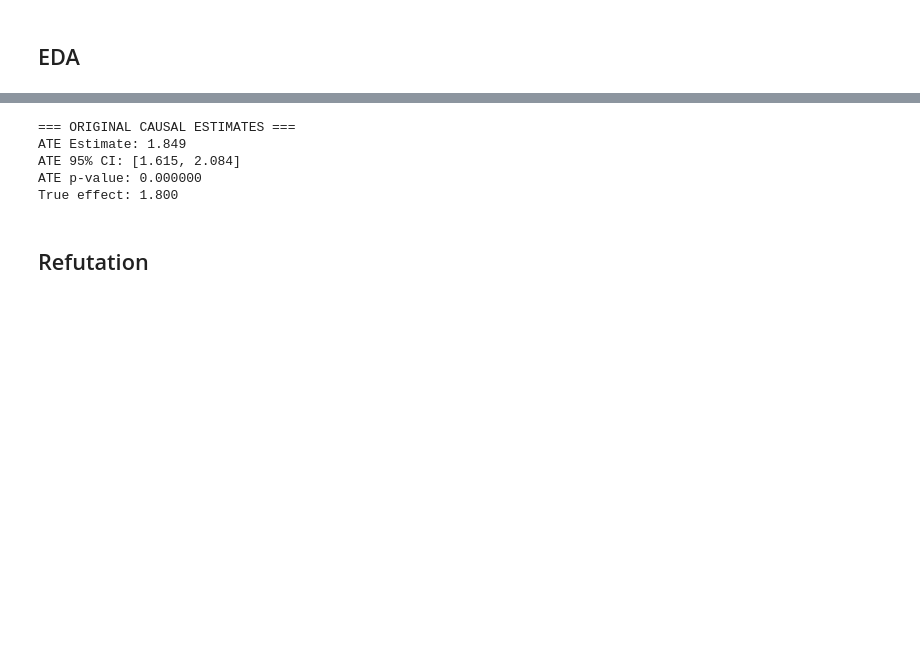
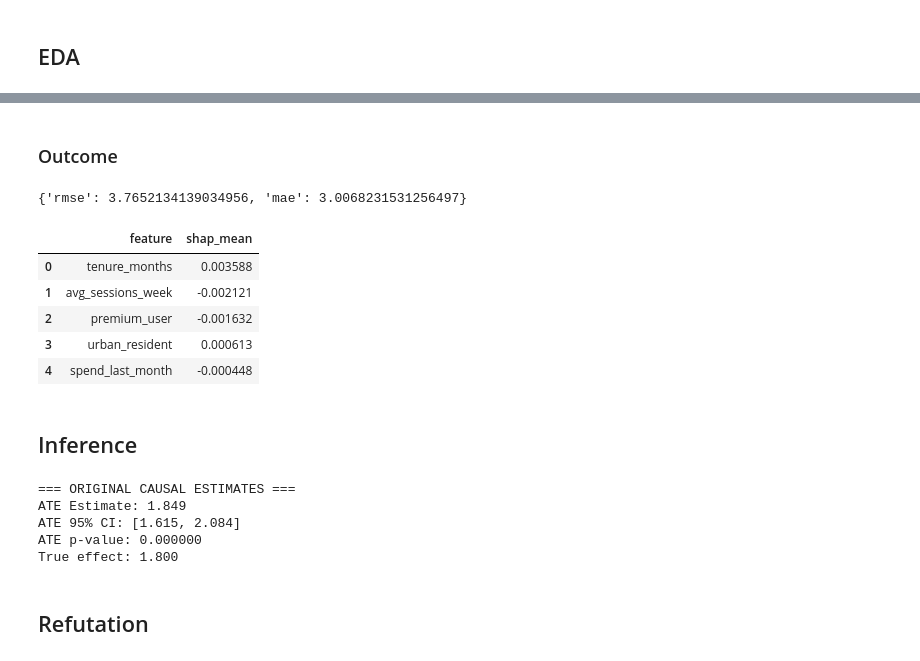
Before and after one commit to IoannMartynov/CausalKit, a Jupyter notebook: docs/examples/scenario_1.ipynb, the cells around one changed output, grey strips where cells are left out. Drawn from its saved outputs; the diff is of its cells as text; code cells hidden in the pictures; blank space fills up the shorter version.

```diff
--- a/docs/examples/scenario_1.ipynb
+++ b/docs/examples/scenario_1.ipynb
@@ -229,3 +151,26 @@ Outcome by Treatment:
+# %% [markdown]
+### Outcome
+# %%
+# The OutcomeModel encapsulates outcome predictions and provides diagnostic methods
+outcome_model = eda.outcome_fit()
+
+# 1) Regression scores - shows how well we can predict the outcome from confounders only
+print(outcome_model.scores)
+
+
+# 2) SHAP values - feature importance for outcome prediction from confounders
+shap_outcome_df = outcome_model.shap
+display(shap_outcome_df)
+# %% [output]
+{'rmse': 3.7652134139034956, 'mae': 3.0068231531256497}
+|  | feature | shap_mean |
+| 0 | tenure_months | 0.003588 |
+| 1 | avg_sessions_week | -0.002121 |
+| 2 | premium_user | -0.001632 |
+| 3 | urban_resident | 0.000613 |
+| 4 | spend_last_month | -0.000448 |
+# %% [markdown]
+## Inference
 # %%
 # Import inference methods
 from causalkit.inference.ate import dml_ate
```
Also changed, not shown: parts of 20 cells of this notebook, 4 other files.
